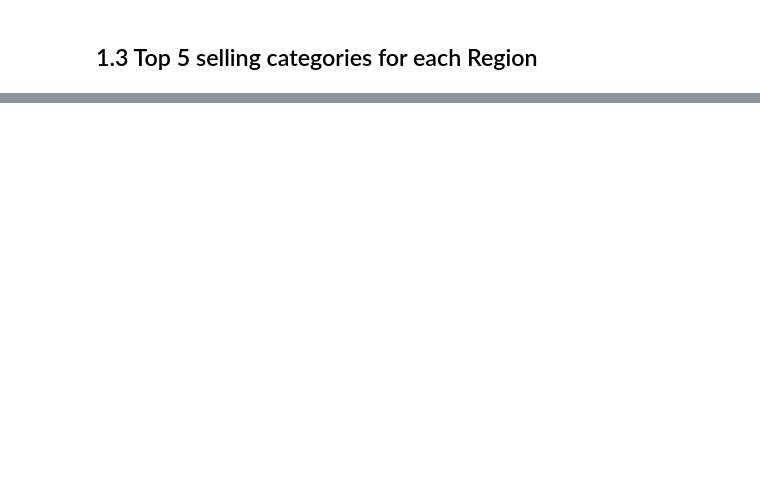
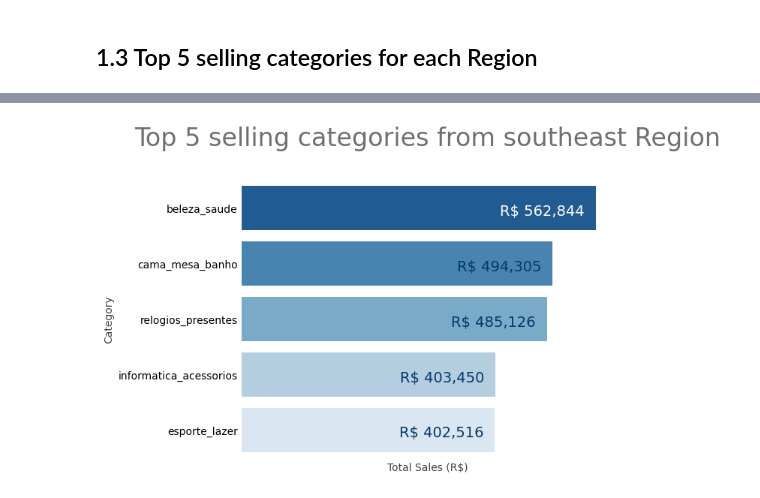
Before and after one commit to pauloreis-ds/olist, a Jupyter notebook: business_questions_insights/notebooks/1.1-pr-data-analysis-full-postgresql-challenge.ipynb, the cells around one changed output, grey strips where cells are left out. Saved outputs shown, nothing was run; the diff lists cells and outputs as text; code cells hidden in the pictures; blank space fills up the shorter version.

```diff
--- a/business_questions_insights/notebooks/1.1-pr-data-analysis-full-postgresql-challenge.ipynb
+++ b/business_questions_insights/notebooks/1.1-pr-data-analysis-full-postgresql-challenge.ipynb
@@ -218,0 +287,20 @@ plt.show()
+# %%
+sns.barplot(data=category_regional_sales.head(5), x='total_sales', y='category', palette='Blues_r')
+
+plt.box(False)
+plt.title(f"Top 5 selling categories from {region} Region\n", fontsize=24, color='#707070')
+plt.tick_params(axis='both', which='both', length=0)
+plt.xlabel("Total Sales (R$)", color='#424242')
+plt.ylabel("Category", color='#424242')
+plt.xticks([],[])
+
+
+x = list(range(len(category_regional_sales.head(5))))
+sales = category_regional_sales.head(5)['total_sales'].values
+colors = ['white','#03396c','#03396c','#03396c','#03396c']
+for sale_value, color in zip(range(len(sales)), colors):
+    plt.annotate("R$ {:,.0f}".format(sales[sale_value]), xy=(sales[sale_value]-85000,x[sale_value]+.18),
+                 ha='center', va='bottom', size=14, color=color)
+plt.show();
+# %% [output]
+[figure, added]
```
Also changed, not shown: parts of 13 cells of this notebook, 3 other files.
